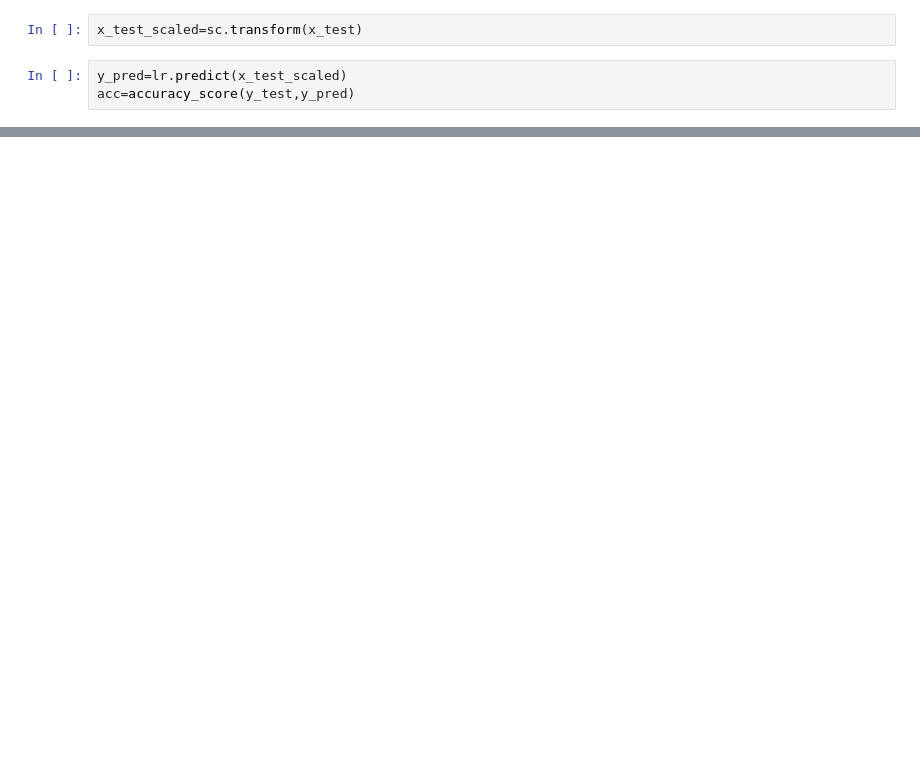
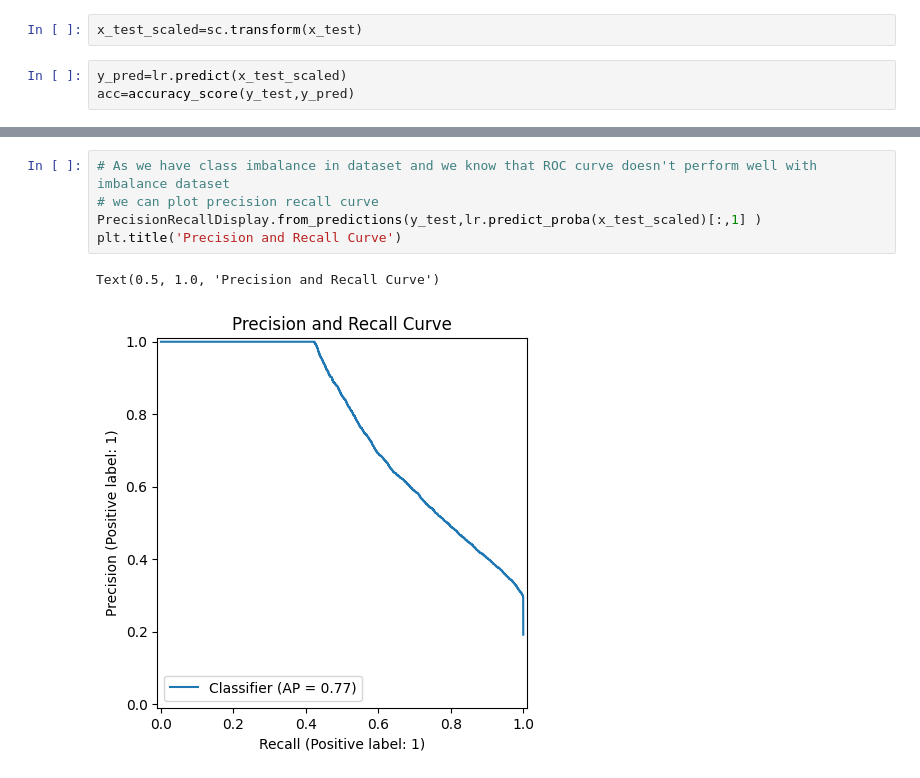
Before and after one commit to Sail2304/LoanTap, a Jupyter notebook: research/LoanTapCreditAnalysis.ipynb, the cells around one changed output, grey strips where cells are left out. Saved outputs shown, nothing was run; the diff lists cells and outputs as text; blank space fills up the shorter version.

```diff
--- a/research/LoanTapCreditAnalysis.ipynb
+++ b/research/LoanTapCreditAnalysis.ipynb
@@ -213,0 +622,8 @@ acc
+# %%
+# As we have class imbalance in dataset and we know that ROC curve doesn't perform well with imbalance dataset
+# we can plot precision recall curve
+PrecisionRecallDisplay.from_predictions(y_test,lr.predict_proba(x_test_scaled)[:,1] )
+plt.title('Precision and Recall Curve')
+# %% [output]
+Text(0.5, 1.0, 'Precision and Recall Curve')
+[figure, added]
```
Also changed, not shown: parts of 57 cells of this notebook, 4 other files.
